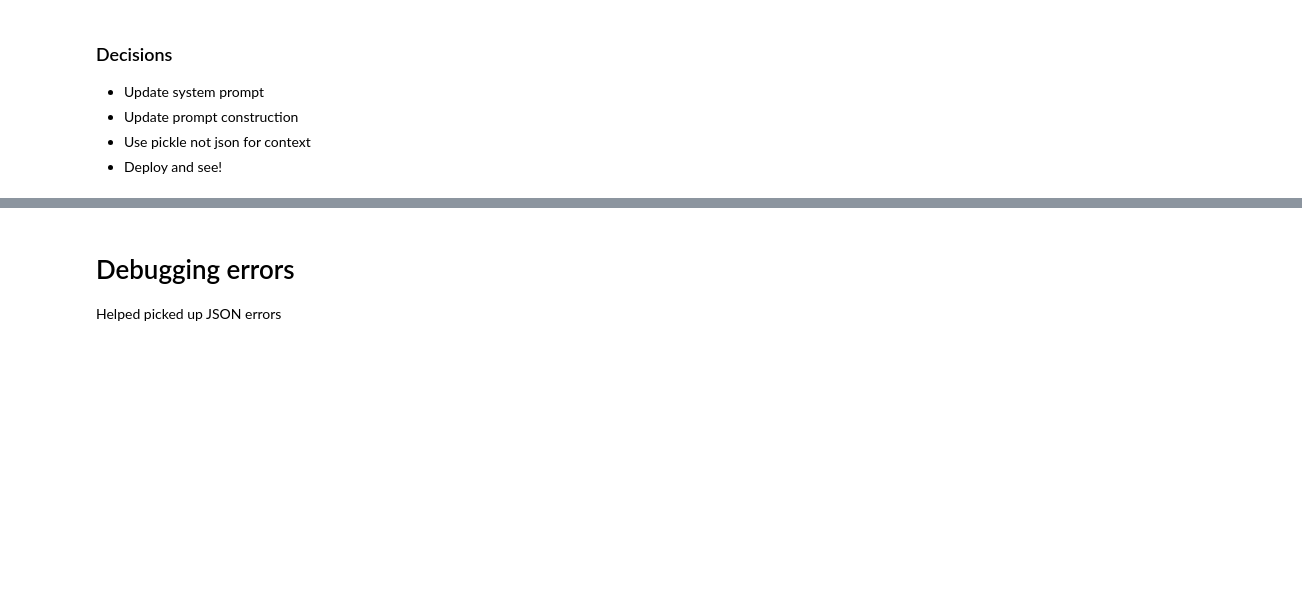
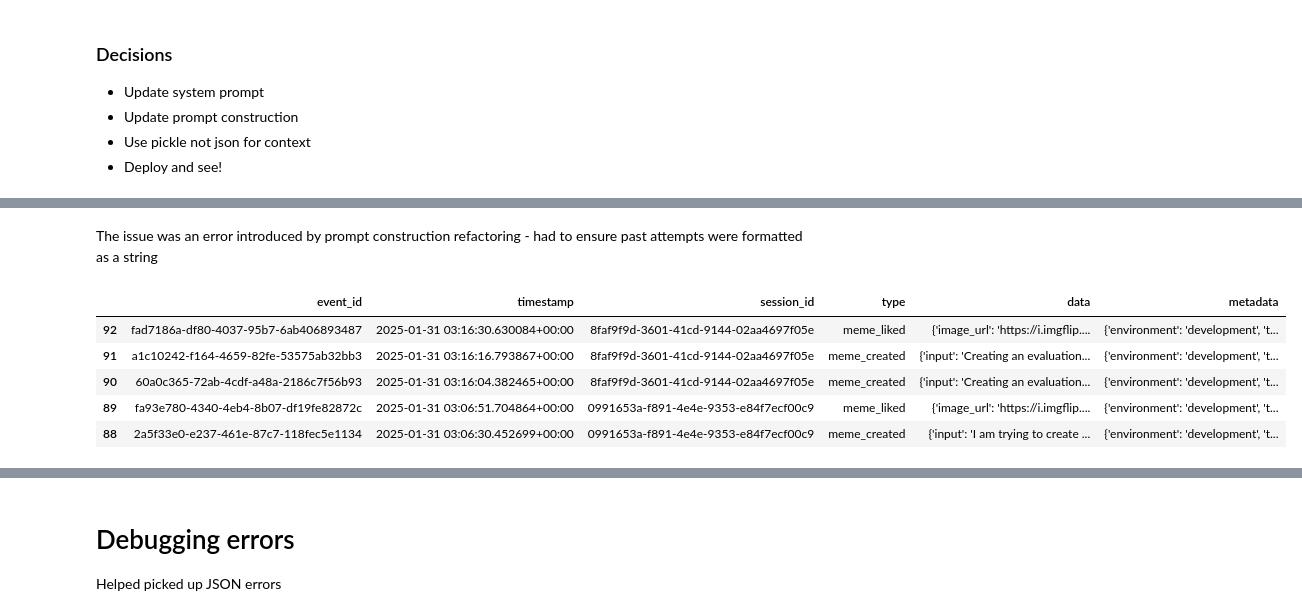
Before and after one commit to GeoffPidcock/llmeme, a Jupyter notebook: notebooks/lookatyourdata.ipynb, the cells around one changed output, grey strips where cells are left out. Cells and saved outputs as stored; diff of their text form; code cells hidden in the pictures; blank space fills up the shorter version.

```diff
--- a/notebooks/lookatyourdata.ipynb
+++ b/notebooks/lookatyourdata.ipynb
@@ -384,0 +430,13 @@ print(test_set2.is_drake.sum()/test_set2.shape[0])
+# %% [markdown]
+The issue was an error introduced by prompt construction refactoring - had to ensure past attempts were formatted as a string
+# %%
+# checking the logs to see if additional data points are coming through
+df = pd.read_sql_query("SELECT * FROM events", con=engine)
+df.sort_values(by="timestamp", ascending=False).head()
+# %% [output]
+|  | event_id | timestamp | session_id | type | data | metadata |
+| 92 | fad7186a-df80-4037-95b7-6ab406893487 | 2025-01-31 03:16:30.630084+00:00 | 8faf9f9d-3601-41cd-9144-02aa4697f05e | meme_liked | {'image_url': 'https://i.imgflip.... | {'environment': 'development', 't... |
+| 91 | a1c10242-f164-4659-82fe-53575ab32bb3 | 2025-01-31 03:16:16.793867+00:00 | 8faf9f9d-3601-41cd-9144-02aa4697f05e | meme_created | {'input': 'Creating an evaluation... | {'environment': 'development', 't... |
+| 90 | 60a0c365-72ab-4cdf-a48a-2186c7f56b93 | 2025-01-31 03:16:04.382465+00:00 | 8faf9f9d-3601-41cd-9144-02aa4697f05e | meme_created | {'input': 'Creating an evaluation... | {'environment': 'development', 't... |
+| 89 | fa93e780-4340-4eb4-8b07-df19fe82872c | 2025-01-31 03:06:51.704864+00:00 | 0991653a-f891-4e4e-9353-e84f7ecf00c9 | meme_liked | {'image_url': 'https://i.imgflip.... | {'environment': 'development', 't... |
+| 88 | 2a5f33e0-e237-461e-87c7-118fec5e1134 | 2025-01-31 03:06:30.452699+00:00 | 0991653a-f891-4e4e-9353-e84f7ecf00c9 | meme_created | {'input': 'I am trying to create ... | {'environment': 'development', 't... |
```
Also changed, not shown: parts of 8 cells of this notebook, 1 other file.
